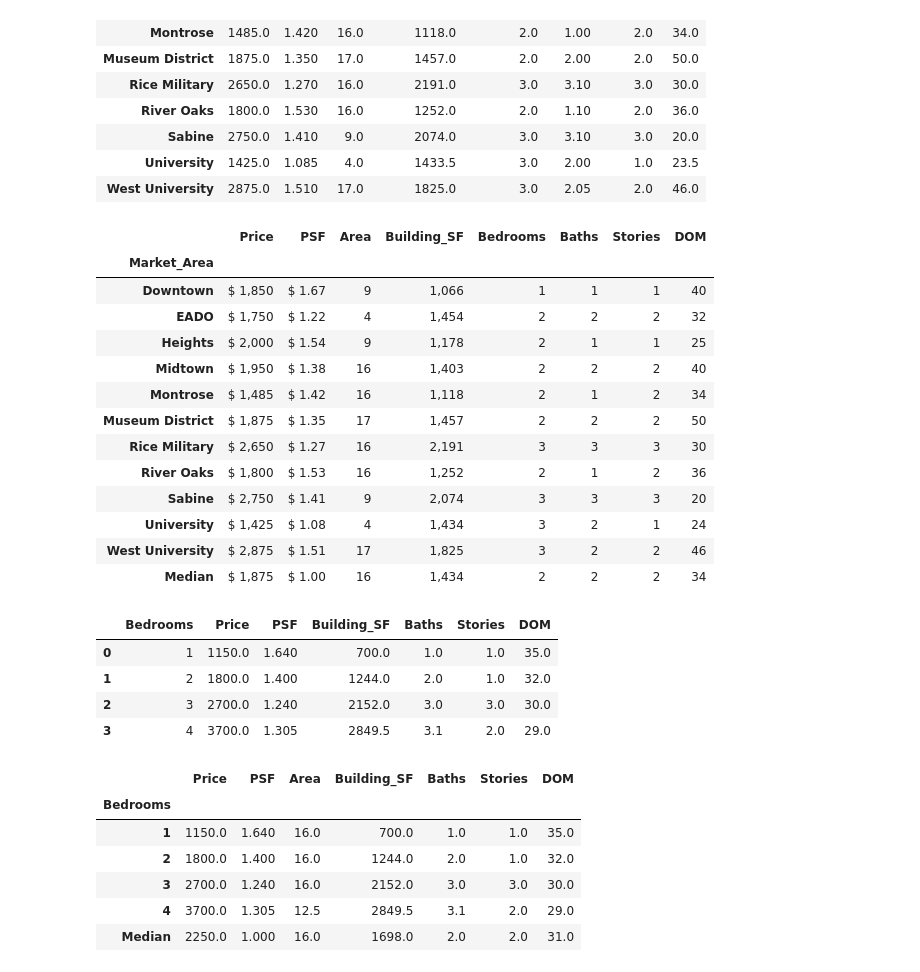
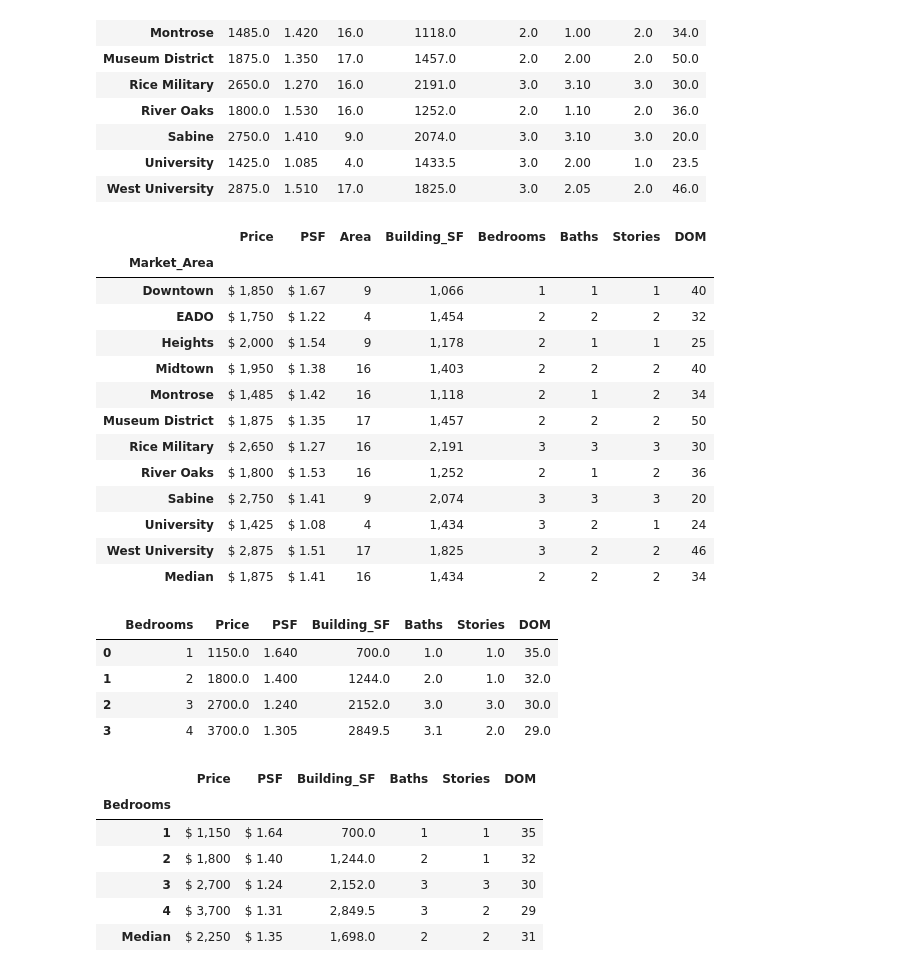
Before and after one commit to danawoodruff/Web-Design-Challenge, a Jupyter notebook: Jupyter.ipynb, the cells around one changed output. Cells and saved outputs as stored; diff of their text form; code cells hidden in the pictures.

```diff
--- a/Jupyter.ipynb
+++ b/Jupyter.ipynb
@@ -842,7 +846,8 @@ grouped_df3
 | West University | 2875.0 | 1.510 | 17.0 | 1825.0 | 3.0 | 2.05 | 2.0 | 46.0 |
 # %%
 # Find the median values for rental home characteristics in each Market Area and index Market_Area
-grouped_df3.loc['Median'] = grouped_df3.median().round(0)
+grouped_df3 = har_df1.groupby(['Market_Area'], as_index=True).median()
+grouped_df3.loc['Median'] = grouped_df3.median()
 
 grouped_df3.head(12).style.format({"Price": "${:20,.0f}","PSF": "${:20,.2f}","Area": "{:20,.0f}",
                                   "Building_SF": "{:20,.0f}","Bedrooms": "{:20,.0f}",
@@ -861,7 +866,7 @@ grouped_df3.head(12).style.format({"Price": "${:20,.0f}","PSF": "${:20,.2f}","Ar
 | Sabine | $ 2,750 | $ 1.41 | 9 | 2,074 | 3 | 3 | 3 | 20 |
 | University | $ 1,425 | $ 1.08 | 4 | 1,434 | 3 | 2 | 1 | 24 |
 | West University | $ 2,875 | $ 1.51 | 17 | 1,825 | 3 | 2 | 2 | 46 |
-| Median | $ 1,875 | $ 1.00 | 16 | 1,434 | 2 | 2 | 2 | 34 |
+| Median | $ 1,875 | $ 1.41 | 16 | 1,434 | 2 | 2 | 2 | 34 |
 # %%
 # Find the median values for rental home characteristics by number of bedrooms in the Inner Loop.
 beds_df = har_df1.groupby(['Bedrooms'], as_index=False).median()
@@ -879,17 +884,18 @@ beds_df
 # %%
 # Find the median values for rental home characteristics by number of bedrooms in the Inner Loop.
 # Set bedrooms as the index
-beds_df2 = har_df1.groupby(['Bedrooms'], as_index=True).median()
-beds_df2.loc['Median'] = beds_df2.median().round(0)
-beds_df2.style.format({"Price": "${:20,.0f}","PSF": "${:20,.2f}",
-                                  "Building_SF": "{:20,.0f}","Bedrooms": "{:20,.0f}",
+beds_df3 = har_df1.groupby(['Bedrooms'], as_index=True).median()
+beds_df3 = beds_df3.drop(['Area'], axis = 1)
+beds_df3.loc['Median'] = beds_df3.median()
+
+beds_df3.head(5).style.format({"Price": "${:20,.0f}","PSF": "${:20,.2f}",
+                                  "Building_SF": "{:20,.1f}","Bedrooms": "{:20,.0f}",
                                  "Baths": "{:20,.0f}","Stories": "{:20,.0f}","DOM": "{:20,.0f}"})
-beds_df2
 # %% [output]
-|  | Price | PSF | Area | Building_SF | Baths | Stories | DOM |
-| Bedrooms |  |  |  |  |  |  |  |
-| 1 | 1150.0 | 1.640 | 16.0 | 700.0 | 1.0 | 1.0 | 35.0 |
-| 2 | 1800.0 | 1.400 | 16.0 | 1244.0 | 2.0 | 1.0 | 32.0 |
-| 3 | 2700.0 | 1.240 | 16.0 | 2152.0 | 3.0 | 3.0 | 30.0 |
-| 4 | 3700.0 | 1.305 | 12.5 | 2849.5 | 3.1 | 2.0 | 29.0 |
-| Median | 2250.0 | 1.000 | 16.0 | 1698.0 | 2.0 | 2.0 | 31.0 |
+|  | Price | PSF | Building_SF | Baths | Stories | DOM |
+| Bedrooms |  |  |  |  |  |  |
+| 1 | $ 1,150 | $ 1.64 | 700.0 | 1 | 1 | 35 |
+| 2 | $ 1,800 | $ 1.40 | 1,244.0 | 2 | 1 | 32 |
+| 3 | $ 2,700 | $ 1.24 | 2,152.0 | 3 | 3 | 30 |
+| 4 | $ 3,700 | $ 1.31 | 2,849.5 | 3 | 2 | 29 |
+| Median | $ 2,250 | $ 1.35 | 1,698.0 | 2 | 2 | 31 |
```
Also changed, not shown: parts of 12 cells of this notebook, 22 other files.
